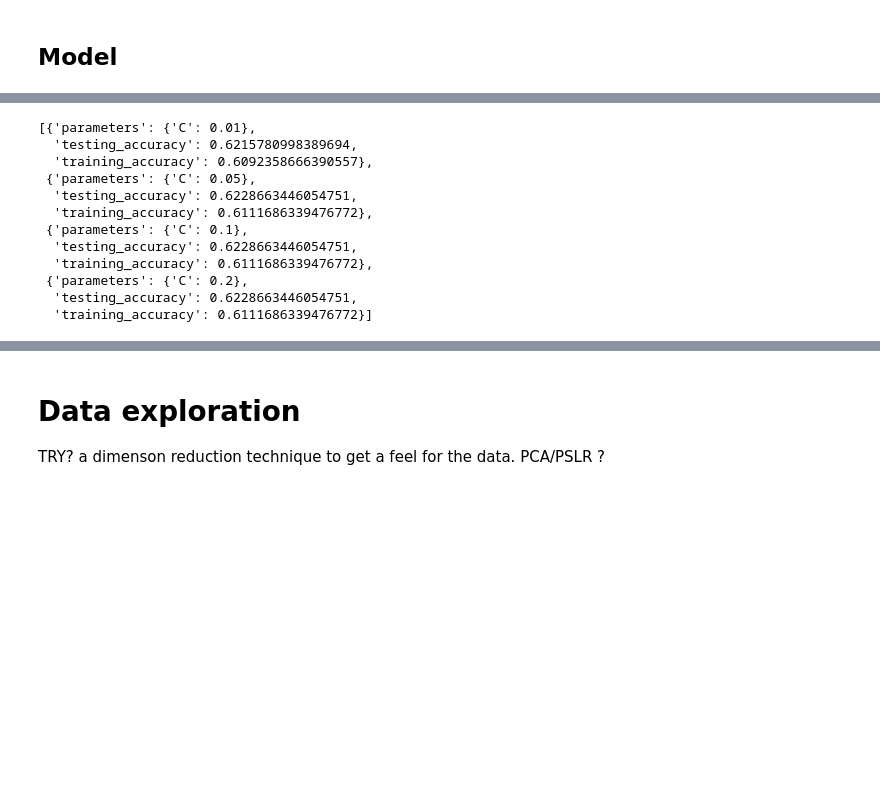
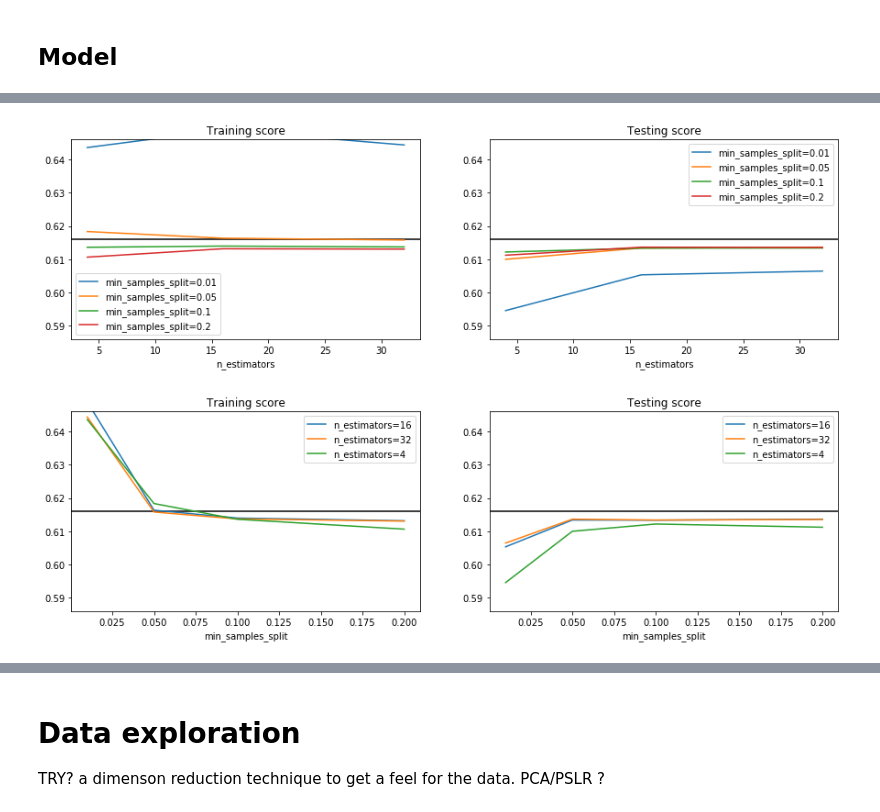
Before and after one commit to jonnor/datascience-master, a Jupyter notebook: dat200/assigment2/Basketball.ipynb, the cells around one changed output, grey strips where cells are left out. Cells and saved outputs as stored; diff of their text form; code cells hidden in the pictures; blank space fills up the shorter version.

```diff
--- a/dat200/assigment2/Basketball.ipynb
+++ b/dat200/assigment2/Basketball.ipynb
@@ -92,6 +92,7 @@ def grid_search(estimator, grid, X, Y, splits=100, test_size=0.3, print_progress
             else:
                 sys.stdout.write('.')
 
+        # TODO: also return variance
         result = {
             'training_accuracy': numpy.average(training_accuracies),
             'testing_accuracy': numpy.average(testing_accuracies),
@@ -101,10 +102,21 @@ def grid_search(estimator, grid, X, Y, splits=100, test_size=0.3, print_progress
 
     # Select best result and retrain model on whole dataset
     by_accuracy = sorted(results, key=lambda r: r['testing_accuracy'], reverse=True)
+    best_idx = results.index(by_accuracy[0])
     best_parameters = by_accuracy[0]['parameters']
     model = estimator(**best_parameters)
     model.fit(X, Y)
 
-    return model, results
+    return model, results, best_idx
 # %% [markdown]
 ## Model
+# %%
+def get_distance_class(bins, group):
+    distance = group['shot_distance']
+    distance_class = len(bins)
+    for idx, edge in enumerate(bins[1:]):
+        if distance < edge:
+            distance_class = idx
+            break
+    #print('d', distance, distance_class)\n",
+    return distance_class
@@ -248,6 +268,7 @@ def plot_results(res):
         values = list(map(lambda r: repr(r['parameters'][name]), res))
         series[name] = values
 
+    # TODO: plot variance
     # TODO: plot heatmap
 
     series['training_score'] = list(training)
@@ -262,47 +283,36 @@ def plot_results(res):
     spread = 0.03
     # multiline plot with group by
     def plot_score_trend(group_key, x_key):
         fig, (train_ax, test_ax) = plt.subplots(1, 2, figsize=(15, 4))
         train_ax.set_title("Training score")
         test_ax.set_title("Testing score")
         train_ax.set_xlabel(x_key)
         test_ax.set_xlabel(x_key)
         train_ax.set_ylim(target-spread, target+spread)
         test_ax.set_ylim(target-spread, target+spread)
         test_ax.axhline(y=target, color='black')
         train_ax.axhline(y=target, color='black')
 
         for val, group in df.groupby(group_key):
             label = '{}={}'.format(group_key, val)
             x = [ float(x) for x in group[x_key] ]
             train_ax.plot(list(x), list(group['training_score']), label=label)
             test_ax.plot(list(x), list(group['testing_score']), label=label)
 
         train_ax.legend()
         test_ax.legend()
         return fig
 
     first, second = param_names
     fig1 = plot_score_trend(first, second)
     fig2 = plot_score_trend(second, first)
 
     return fig1, fig2
 
-#plot_results(r);
-r
+plot_results(r);
 # %% [output]
-[{'parameters': {'C': 0.01},
-  'testing_accuracy': 0.6215780998389694,
-  'training_accuracy': 0.6092358666390557},
- {'parameters': {'C': 0.05},
-  'testing_accuracy': 0.6228663446054751,
-  'training_accuracy': 0.6111686339476772},
- {'parameters': {'C': 0.1},
-  'testing_accuracy': 0.6228663446054751,
-  'training_accuracy': 0.6111686339476772},
- {'parameters': {'C': 0.2},
-  'testing_accuracy': 0.6228663446054751,
-  'training_accuracy': 0.6111686339476772}]
+[figure, added]
+[figure, added]
 # %%
 import numpy as np
 
```
Also changed, not shown: parts of 4 cells of this notebook, 1 other file.
